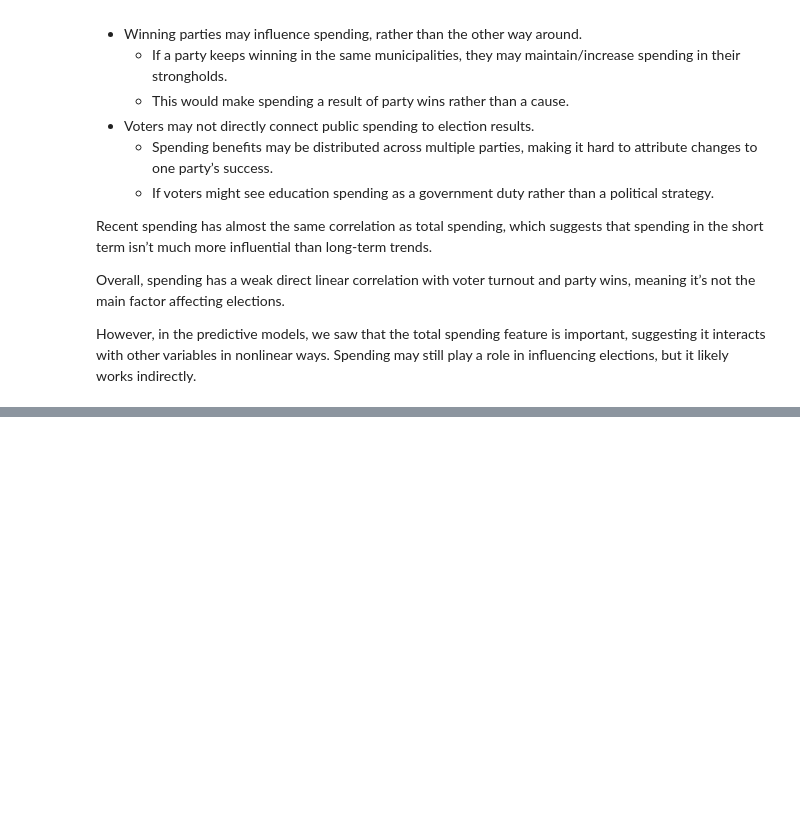
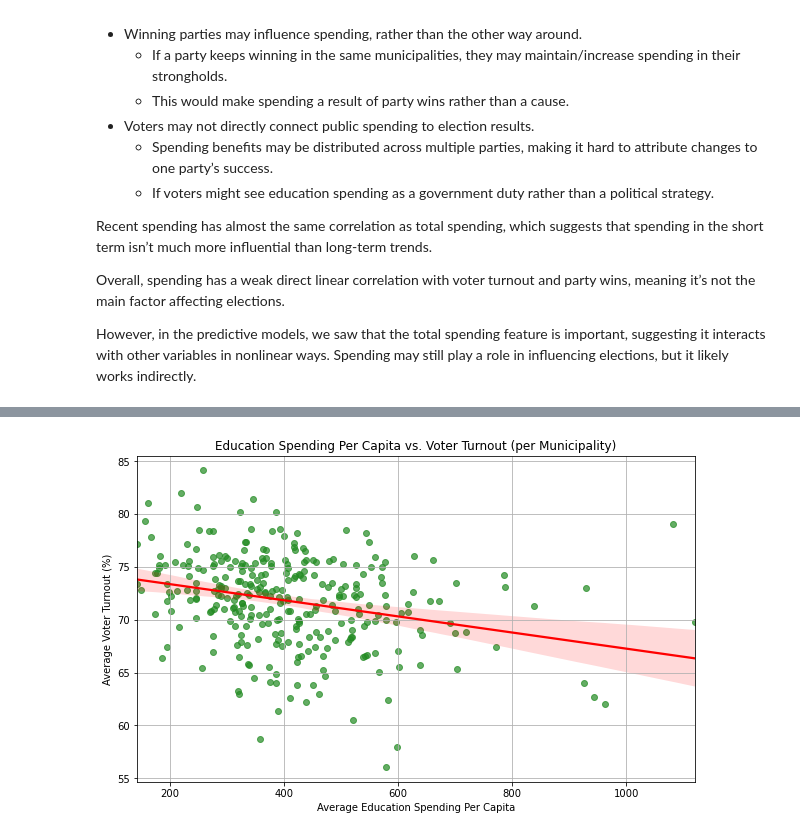
Before and after one commit to richietk/spark_project, a Jupyter notebook: spending_turnout.ipynb, the cells around one changed output, grey strips where cells are left out. Saved outputs shown, nothing was run; the diff lists cells and outputs as text; code cells hidden in the pictures; blank space fills up the shorter version.

```diff
--- a/spending_turnout.ipynb
+++ b/spending_turnout.ipynb
@@ -169,0 +127,12 @@ Graph 2 shows us that the most variation in education spending is in municipalit
+# %%
+# education spending per capita vs. voter turnout
+plt.figure(figsize=(10, 6))
+sns.regplot(data=data_pc_pdf, x="Avg_Education_Spending_PC", y="Avg_Turnout",
+            color="forestgreen", scatter_kws={"alpha": 0.7}, line_kws={"color": "red"})
+plt.xlabel("Average Education Spending Per Capita")
+plt.ylabel("Average Voter Turnout (%)")
+plt.title("Education Spending Per Capita vs. Voter Turnout (per Municipality)")
+plt.grid(True)
+plt.show()
+# %% [output]
+[figure, added]
```
Also changed, not shown: parts of 19 cells of this notebook, 9 other files.
